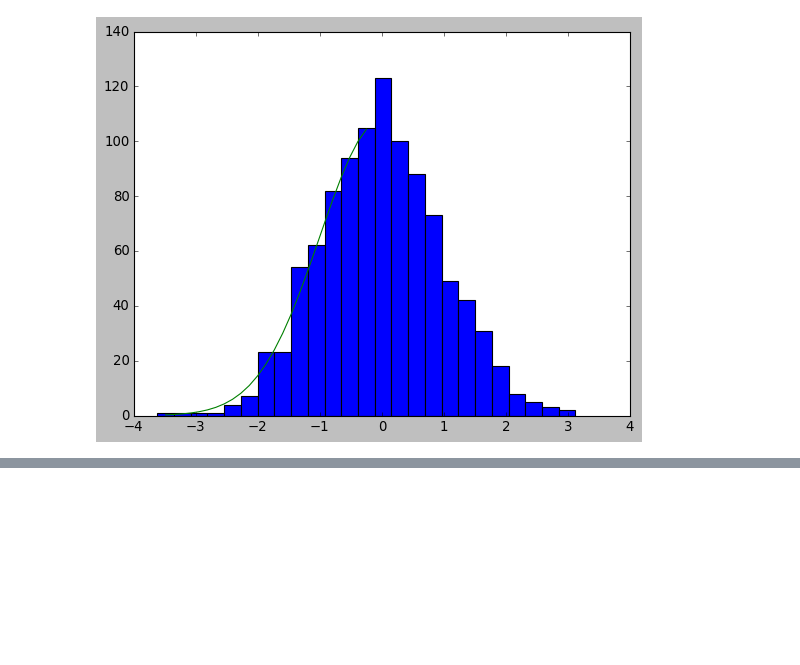
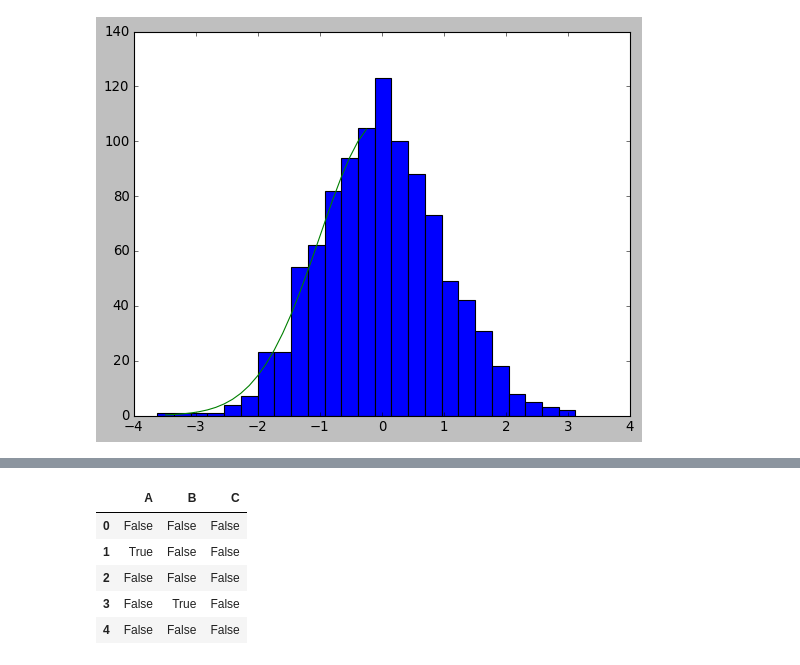
Before and after one commit to skiym-aaa/pydatavenv, a Jupyter notebook: Summary.ipynb, the cells around one changed output, grey strips where cells are left out. Saved outputs shown, nothing was run; the diff lists cells and outputs as text; code cells hidden in the pictures; blank space fills up the shorter version.

```diff
--- a/Summary.ipynb
+++ b/Summary.ipynb
@@ -863,0 +894,10 @@ plt.show()
+# %%
+# 各要素が欠損値かどうかを確かめる
+df.isnull()
+# %% [output]
+|  | A | B | C |
+| 0 | False | False | False |
+| 1 | True | False | False |
+| 2 | False | False | False |
+| 3 | False | True | False |
+| 4 | False | False | False |
```
Also changed, not shown: parts of 25 cells of this notebook.
